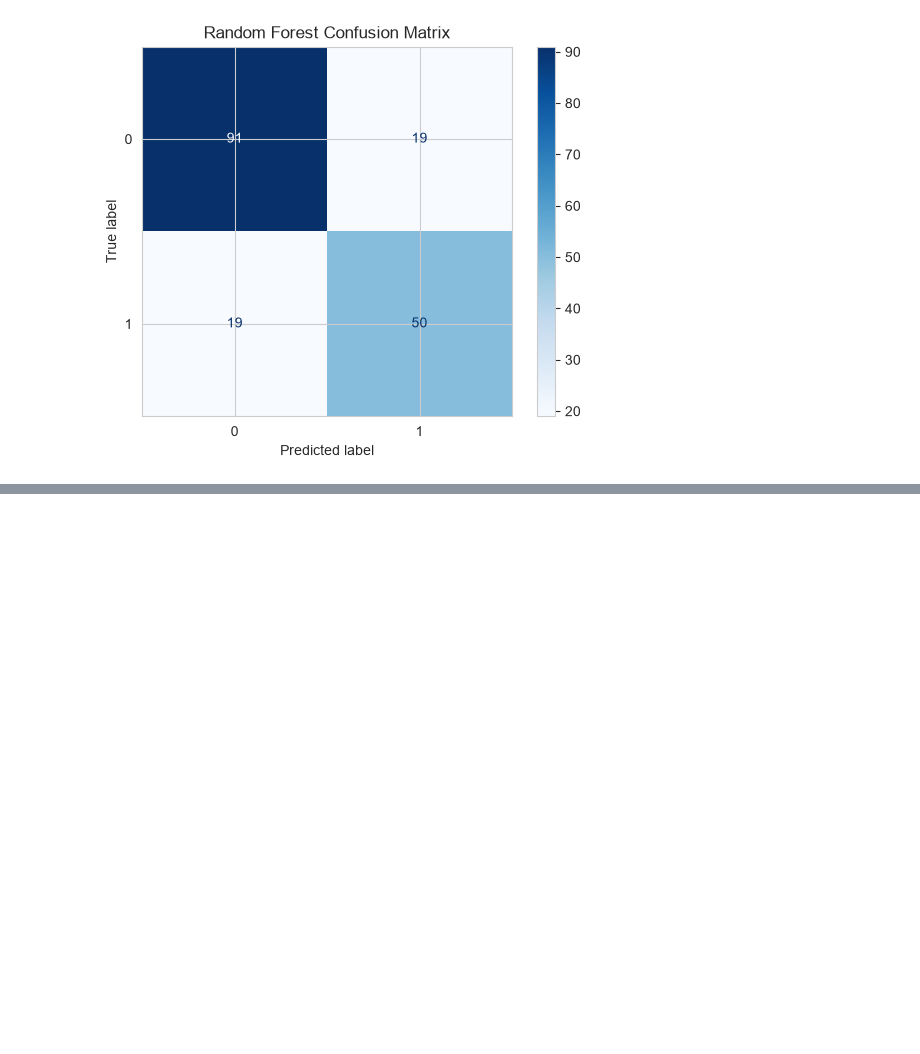
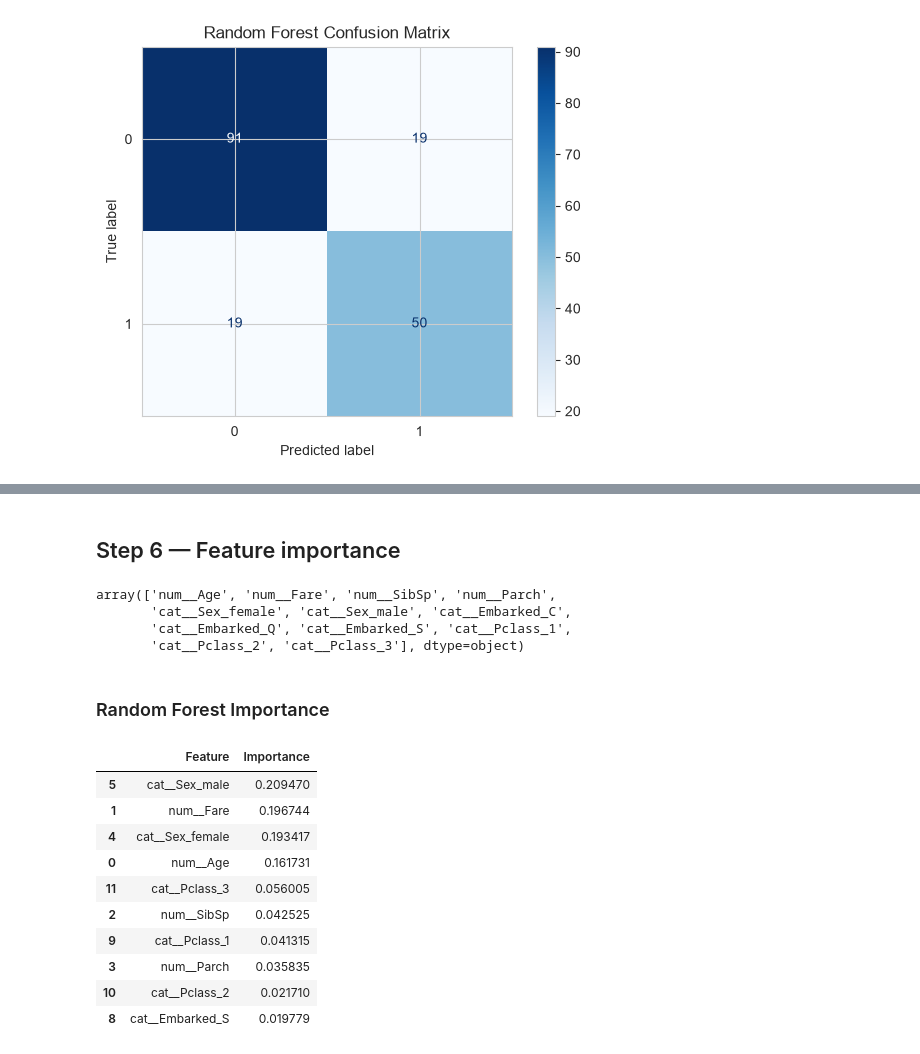
Before and after one commit to ZahinAwosaf/tabular-ensemble-ablation-titanic, a Jupyter notebook: ensemble_titanic.ipynb, the cells around one changed output, grey strips where cells are left out. Cells and saved outputs as stored; diff of their text form; code cells hidden in the pictures; blank space fills up the shorter version.

```diff
--- a/ensemble_titanic.ipynb
+++ b/ensemble_titanic.ipynb
@@ -364,0 +438,32 @@ plt.show()
+# %% [markdown]
+## Step 6 — Feature importance
+# %%
+feature_names = best_rf.named_steps["preprocessor"].get_feature_names_out()
+feature_names
+# %% [output]
+array(['num__Age', 'num__Fare', 'num__SibSp', 'num__Parch',
+       'cat__Sex_female', 'cat__Sex_male', 'cat__Embarked_C',
+       'cat__Embarked_Q', 'cat__Embarked_S', 'cat__Pclass_1',
+       'cat__Pclass_2', 'cat__Pclass_3'], dtype=object)
+# %% [markdown]
+### Random Forest Importance
+# %%
+rf_importance = pd.DataFrame({
+    "Feature": feature_names,
+    "Importance": best_rf.named_steps["classifier"].feature_importances_
+})
+
+rf_importance = rf_importance.sort_values(by = "Importance", ascending = False)
+rf_importance.head(10)
+# %% [output]
+|  | Feature | Importance |
+| 5 | cat__Sex_male | 0.209470 |
+| 1 | num__Fare | 0.196744 |
+| 4 | cat__Sex_female | 0.193417 |
+| 0 | num__Age | 0.161731 |
+| 11 | cat__Pclass_3 | 0.056005 |
+| 2 | num__SibSp | 0.042525 |
+| 9 | cat__Pclass_1 | 0.041315 |
+| 3 | num__Parch | 0.035835 |
+| 10 | cat__Pclass_2 | 0.021710 |
+| 8 | cat__Embarked_S | 0.019779 |
```
Also changed, not shown: parts of 19 cells of this notebook.
